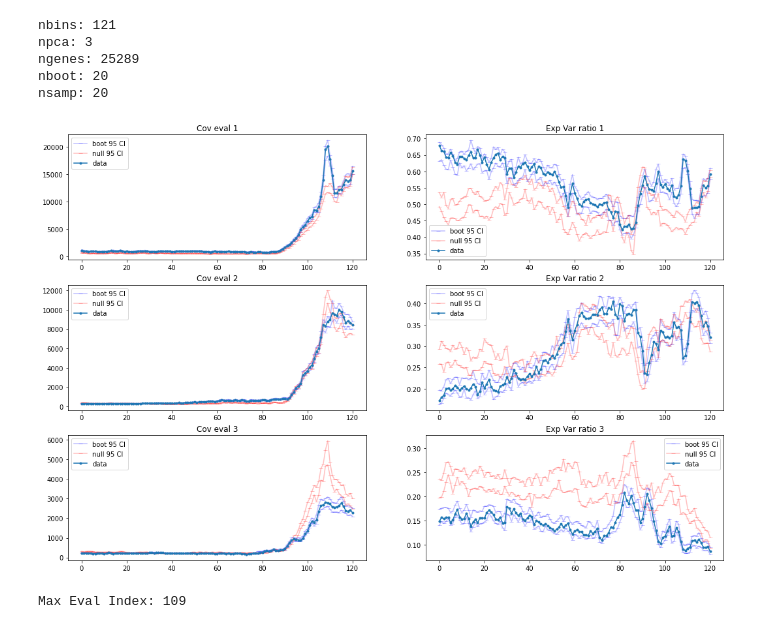
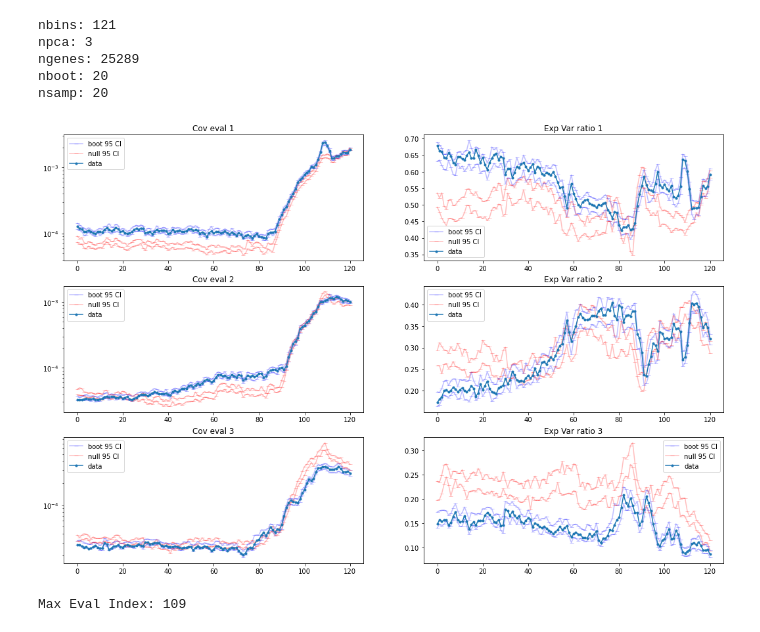
Before and after one commit to AddisonHowe/gexpParPCA, a Jupyter notebook: nb.ipynb, the cells around one changed output. Cells and saved outputs as stored; diff of their text form; code cells hidden in the pictures.

```diff
--- a/nb.ipynb
+++ b/nb.ipynb
@@ -57,29 +132,31 @@ expvar_null = evals_null / np.sum(evals_null, axis=2)[:,:,None]
 # %%
 k = npca
 fig, axes = plt.subplots(k, 2, figsize=(18,12))
 
 for i in range(k):
     ax = axes[i][0]
-    plotter = ax.plot
+    plotter = ax.semilogy
     plotter(np.percentile(evals_boot[:,:,i], 97.5, axis=1), 'b', alpha=0.25, marker='_', label='boot 95 CI');
     plotter(np.percentile(evals_boot[:,:,i], 2.5, axis=1), 'b', alpha=0.25, marker='_');
     plotter(np.percentile(evals_null[:,:,i], 97.5, axis=1), 'r', alpha=0.25, marker='_', label='null 95 CI');
     plotter(np.percentile(evals_null[:,:,i], 2.5, axis=1), 'r', alpha=0.25, marker='_');
     plotter(evals_data[:,i], marker='.', label='data')
     ax.set_title(f"Cov eval {i+1}")
     ax.legend()
 
 for i in range(k):
     ax = axes[i][1]
     ax.plot(np.percentile(expvar_boot[:,:,i], 97.5, axis=1), 'b', alpha=0.25, marker='_', label='boot 95 CI');
     ax.plot(np.percentile(expvar_boot[:,:,i], 2.5, axis=1), 'b', alpha=0.25, marker='_');
     ax.plot(np.percentile(expvar_null[:,:,i], 97.5, axis=1), 'r', alpha=0.25, marker='_', label='null 95 CI');
     ax.plot(np.percentile(expvar_null[:,:,i], 2.5, axis=1), 'r', alpha=0.25, marker='_');
     ax.plot(expvar_data[:,i], marker='.', label='data')
     ax.set_title(f"Exp Var ratio {i+1}")
     ax.legend()
+
+plt.savefig(f'{imgdir}/eval_plots.png')
 # %% [output]
-[figure, old version]
+[figure, new version]
 # %%
 # Location of maximum eigenvalue 1
 max_idx = np.argmax(evals_data[:,0])
```
Also changed, not shown: parts of 22 cells of this notebook.
